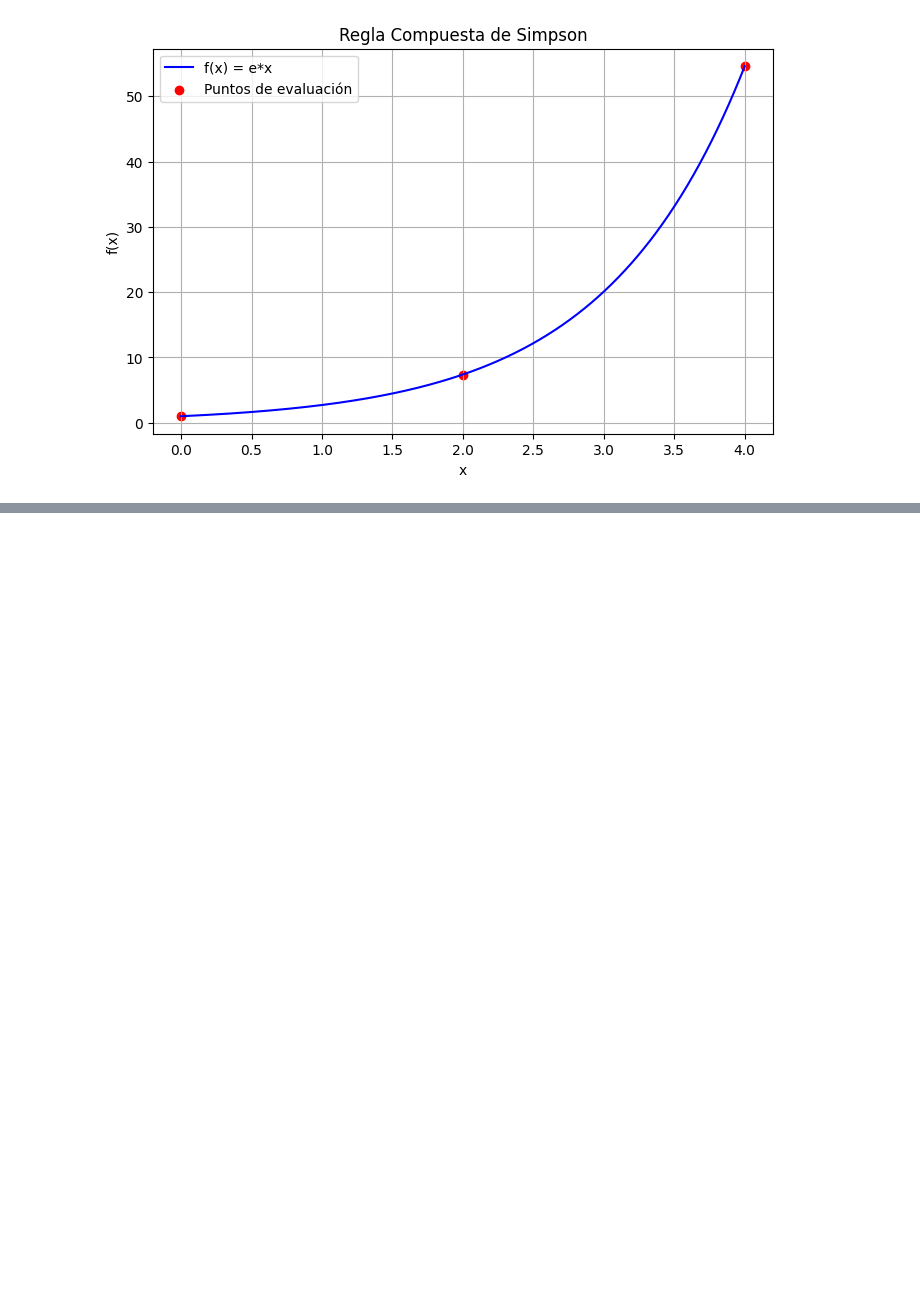
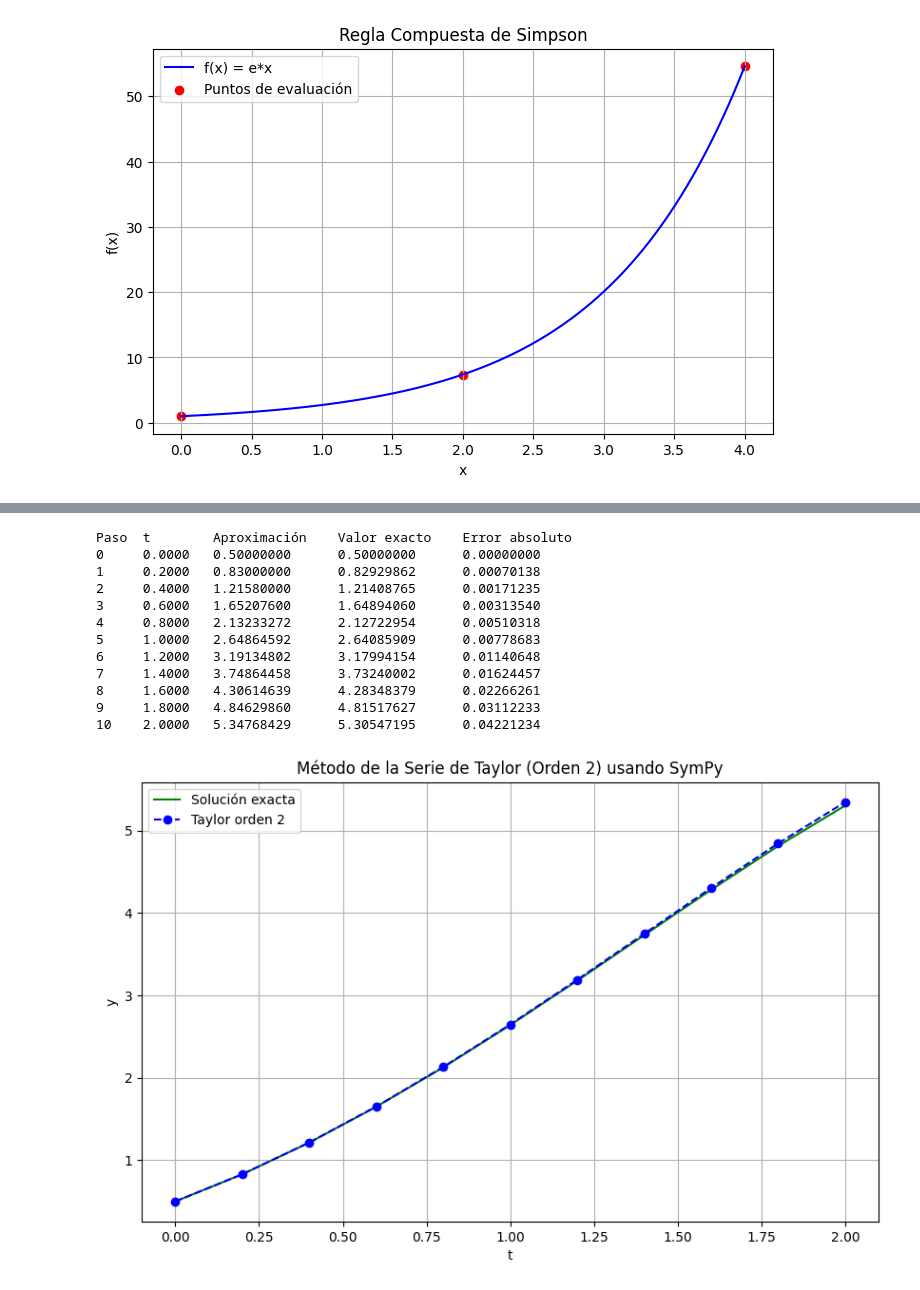
Before and after one commit to jlopez00001/M-todos-num-ricos, a Jupyter notebook: Métodos_numéricos_3parcial.ipynb, the cells around one changed output, grey strips where cells are left out. Cells and saved outputs as stored; diff of their text form; code cells hidden in the pictures; blank space fills up the shorter version.

```diff
--- a/Métodos_numéricos_3parcial.ipynb
+++ b/Métodos_numéricos_3parcial.ipynb
@@ -145,0 +219,80 @@ Error absoluto: 3.1714329194336557
+# %%
+import numpy as np
+import matplotlib.pyplot as plt
+import sympy as sp
+
+# ---------- Preparar derivadas con sympy ----------
+t, y = sp.symbols('t y')
+f_expr = y - t**2 + 1
+
+# Calcular la derivada total d/dt f(t, y(t)) usando regla de la cadena
+# df/dt = ∂f/∂t + ∂f/∂y * dy/dt
+df_dt = sp.diff(f_expr, t) + sp.diff(f_expr, y) * f_expr  # y' = f
+
+# Convertir a funciones de Python
+f_func = sp.lambdify((t, y), f_expr, modules='numpy')
+dfdt_func = sp.lambdify((t, y), df_dt, modules='numpy')
+
+
+def y_exacta(t):    #solución exacta
+    return (t + 1)**2 - 0.5 * np.exp(t)
+
+# Método de Taylor de orden 2' se obtiene de la serie de Taylor
+def taylor_orden_2(f, dfdt, t0, y0, b, h):
+    n = int((b - t0) / h)
+    t_vals = np.zeros(n + 1)
+    y_vals = np.zeros(n + 1)
+    t_vals[0] = t0
+    y_vals[0] = y0
+
+    for i in range(n):
+        t_i = t_vals[i]
+        y_i = y_vals[i]
+        yp = f(t_i, y_i)
+        ypp = dfdt(t_i, y_i)
+
+        y_vals[i+1] = y_i + h * yp + (h**2 / 2) * ypp
+        t_vals[i+1] = t_i + h
+
+    return t_vals, y_vals
+
+# Parámetros
+t0 = 0
+y0 = 0.5
+b = 2
+h = 0.2
+
+# Ejecutar método
+t_vals, y_approx = taylor_orden_2(f_func, dfdt_func, t0, y0, b, h)
+y_real = y_exacta(t_vals)
+error = np.abs(y_real - y_approx)
+
+# Tabla de resultados
+print(f"{'Paso':<5} {'t':<8} {'Aproximación':<15} {'Valor exacto':<15} {'Error absoluto':<15}")
+for i in range(len(t_vals)):
+    print(f"{i:<5} {t_vals[i]:<8.4f} {y_approx[i]:<15.8f} {y_real[i]:<15.8f} {error[i]:<15.8f}")
+
+# Gráfica
+plt.figure(figsize=(10, 6))
+plt.plot(t_vals, y_real, label="Solución exacta", color='green')
+plt.plot(t_vals, y_approx, 'o--', label="Taylor orden 2", color='blue')
+plt.title("Método de la Serie de Taylor (Orden 2) usando SymPy")
+plt.xlabel("t")
+plt.ylabel("y")
+plt.grid(True)
+plt.legend()
+plt.show()
+# %% [output]
+Paso  t        Aproximación    Valor exacto    Error absoluto
+0     0.0000   0.50000000      0.50000000      0.00000000
+1     0.2000   0.83000000      0.82929862      0.00070138
+2     0.4000   1.21580000      1.21408765      0.00171235
+3     0.6000   1.65207600      1.64894060      0.00313540
+4     0.8000   2.13233272      2.12722954      0.00510318
+5     1.0000   2.64864592      2.64085909      0.00778683
+6     1.2000   3.19134802      3.17994154      0.01140648
+7     1.4000   3.74864458      3.73240002      0.01624457
+8     1.6000   4.30614639      4.28348379      0.02266261
+9     1.8000   4.84629860      4.81517627      0.03112233
+10    2.0000   5.34768429      5.30547195      0.04221234
+[figure, added]
```
Also changed, not shown: parts of 3 cells of this notebook.
